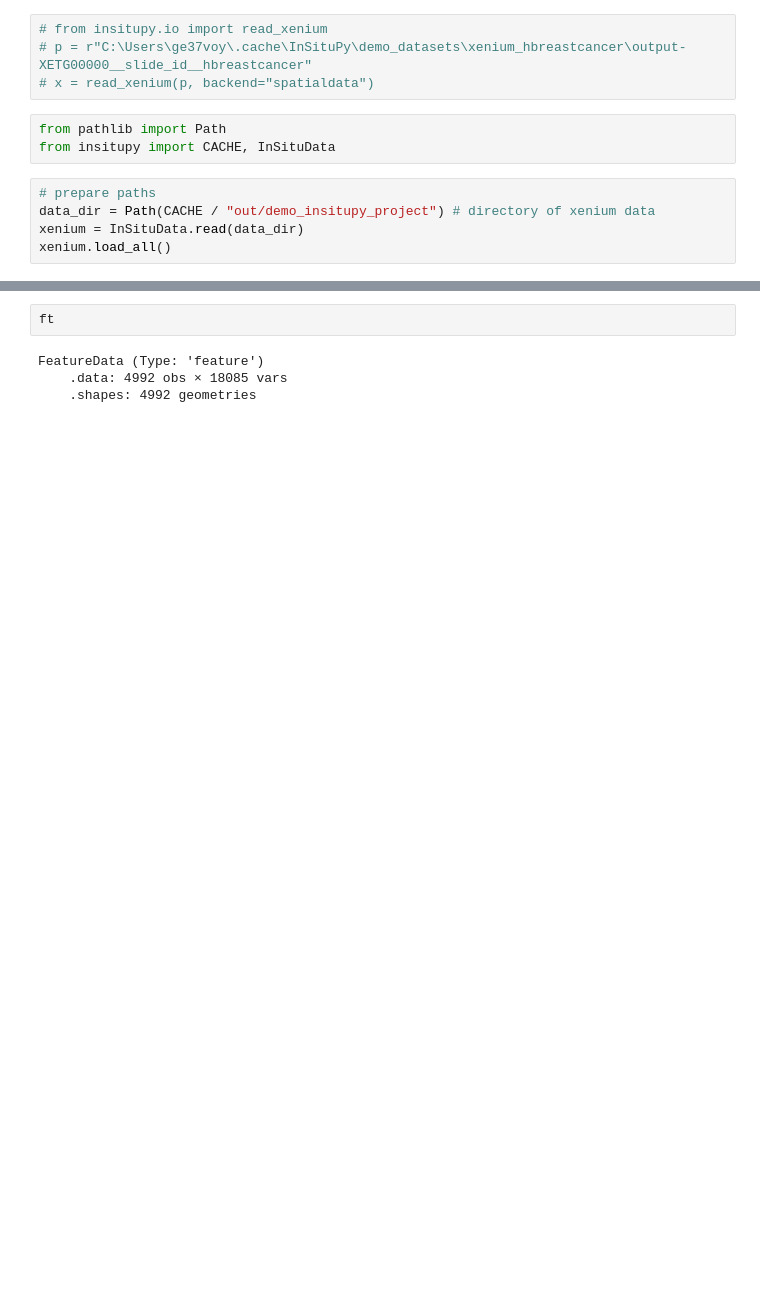
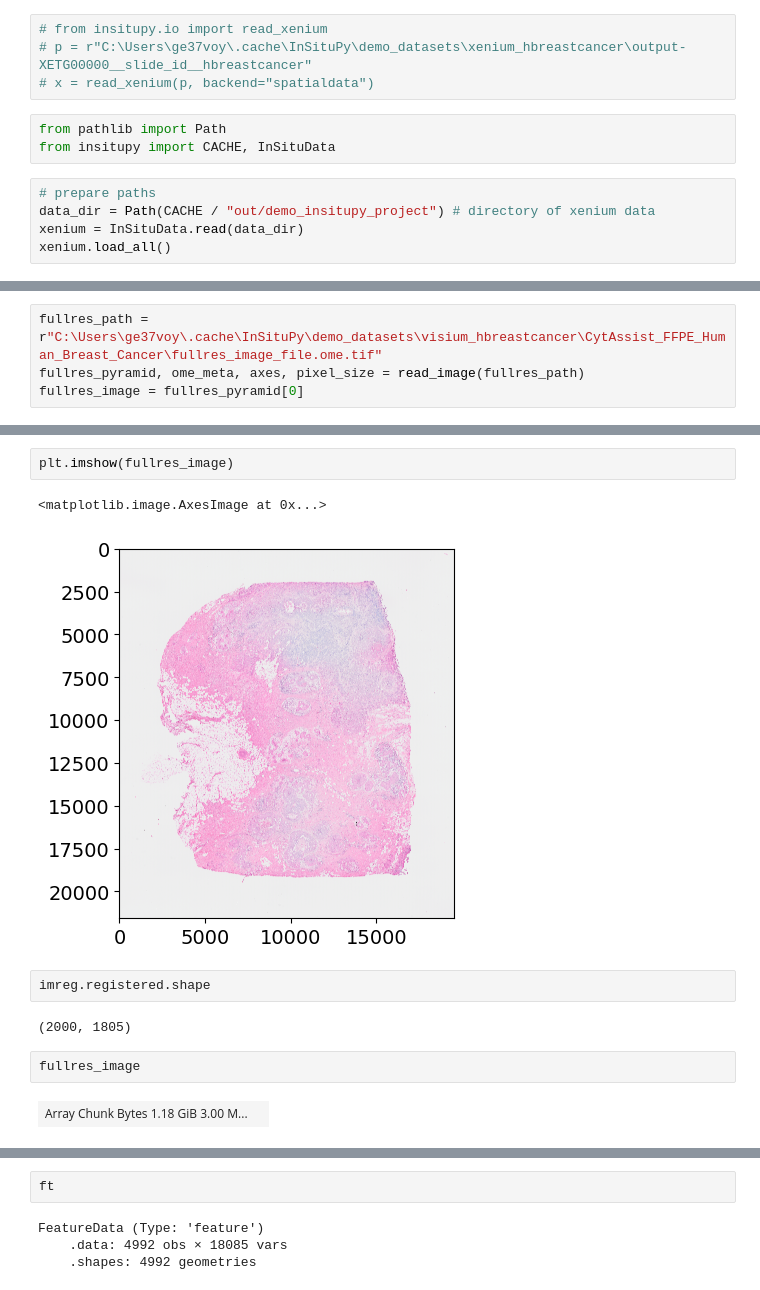
Before and after one commit to SpatialPathology/InSituPy, a Jupyter notebook: docs/source/tutorials/03_data_import/InSituPy_multi-tech.ipynb, the cells around one changed output, grey strips where cells are left out. Saved outputs shown, nothing was run; the diff lists cells and outputs as text; blank space fills up the shorter version.

```diff
--- a/docs/source/tutorials/03_data_import/InSituPy_multi-tech.ipynb
+++ b/docs/source/tutorials/03_data_import/InSituPy_multi-tech.ipynb
@@ -236,0 +208,4 @@ AttributeError: 'DataArray' object has no attribute 'coordinates'
+# %%
+fullres_path = r"C:\Users\ge37voy\.cache\InSituPy\demo_datasets\visium_hbreastcancer\CytAssist_FFPE_Human_Breast_Cancer\fullres_image_file.ome.tif"
+fullres_pyramid, ome_meta, axes, pixel_size = read_image(fullres_path)
+fullres_image = fullres_pyramid[0]
@@ -431,0 +272,13 @@ ft = visium.features.transform(
+# %%
+plt.imshow(fullres_image)
+# %% [output]
+<matplotlib.image.AxesImage at 0x...>
+[figure, added]
+# %%
+imreg.registered.shape
+# %% [output]
+(2000, 1805)
+# %%
+fullres_image
+# %% [output]
+| Array Chunk Bytes 1.18 GiB 3.00 M... |  |
```
Also changed, not shown: parts of 99 cells of this notebook, 5 other files.
